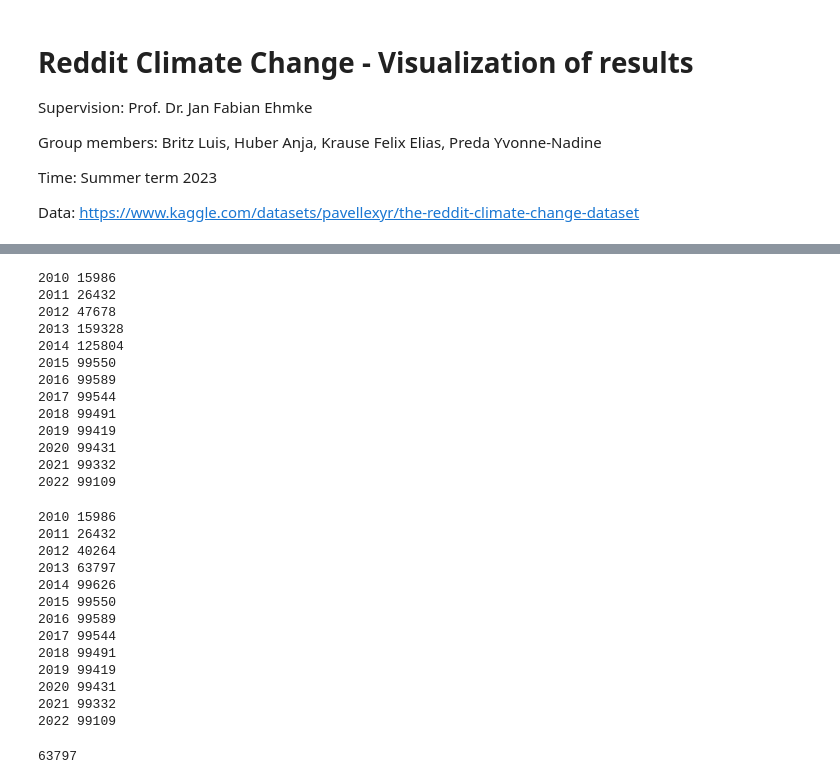
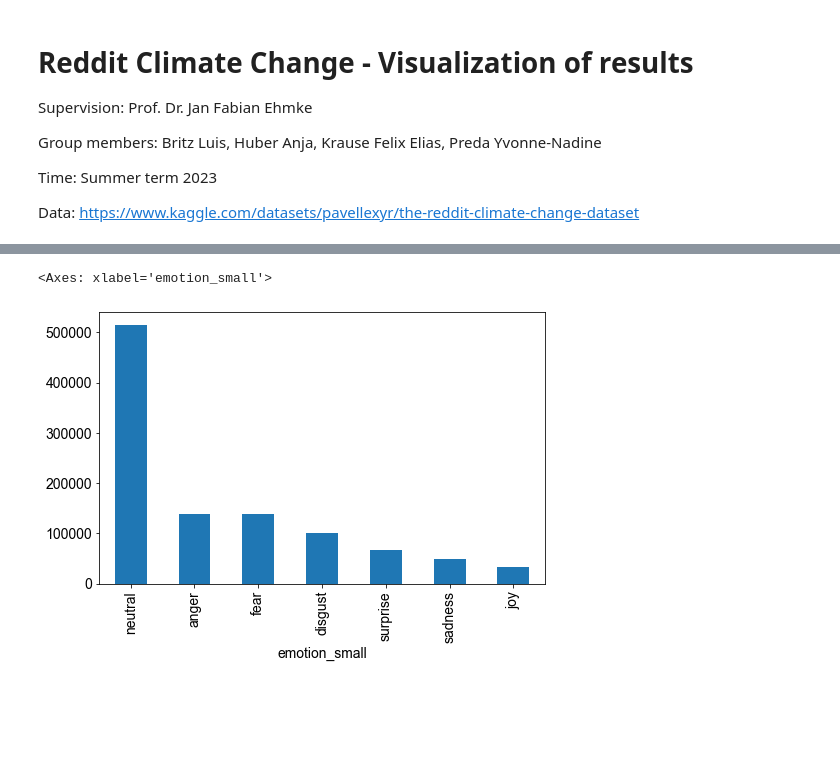
Before and after one commit to anjaghub/datascience_project_2023, a Jupyter notebook: 5_visualizations.ipynb, the cells around one changed output, grey strips where cells are left out. Drawn from its saved outputs; the diff is of its cells as text; code cells hidden in the pictures; blank space fills up the shorter version.

```diff
--- a/5_visualizations.ipynb
+++ b/5_visualizations.ipynb
@@ -49,45 +29,6 @@ labels_df
-# %%
-# Load comments
-df = pd.read_csv("data/comments_final.csv", header=0, index_col=0)
-# %%
-years = df.created_year.unique()
-
-for year in years:
-    print(year, df[df.created_year == year].shape[0])
-# %% [output]
-2010 15986
-2011 26432
-2012 47678
-2013 159328
-2014 125804
-2015 99550
-2016 99589
-2017 99544
-2018 99491
-2019 99419
-2020 99431
-2021 99332
-2022 99109
-# %%
-years = df.created_year.unique()
-
-for year in years:
-    print(year, df[df.created_year == year].drop_duplicates().shape[0])
-# %% [output]
-2010 15986
-2011 26432
-2012 40264
-2013 63797
-2014 99626
-2015 99550
-2016 99589
-2017 99544
-2018 99491
-2019 99419
-2020 99431
-2021 99332
-2022 99109
-# %%
-len(df[df.created_year == 2013].drop_duplicates())
-# %% [output]
-63797
+# %%
+# Plot distribution
+df.groupby(by="emotion_small").emotion_small.count().sort_values(ascending=False).plot.bar()
+# %% [output]
+<Axes: xlabel='emotion_small'>
+[figure, added]
```
Also changed, not shown: parts of 11 cells of this notebook.
